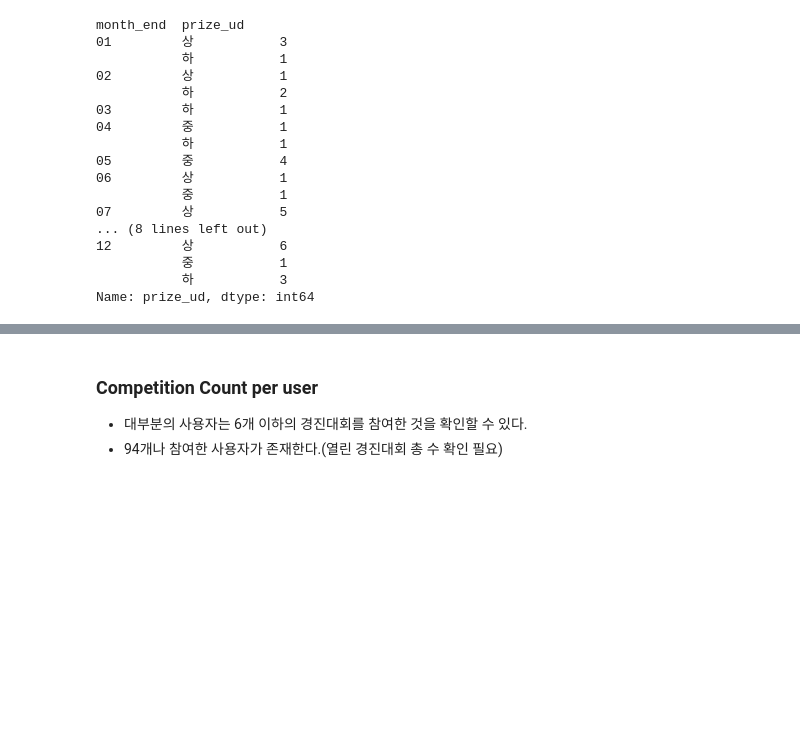
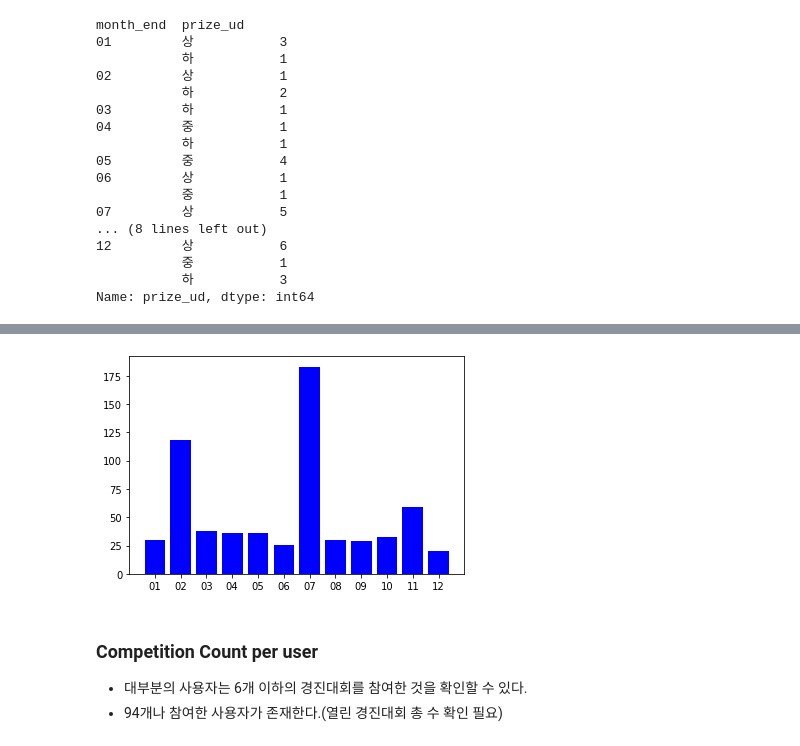
Before and after one commit to jungyu0413/dacon-cup, a Jupyter notebook: EDA_hompage.ipynb, the cells around one changed output, grey strips where cells are left out. Drawn from its saved outputs; the diff is of its cells as text; code cells hidden in the pictures; blank space fills up the shorter version.

```diff
--- a/EDA_hompage.ipynb
+++ b/EDA_hompage.ipynb
@@ -535,4 +535,4 @@ Name: prize_ud, dtype: int64
 competition_info_re['period_start'] = pd.to_datetime(competition_info_re['period_start'])
 competition_info_re['merge_deadline'] = pd.to_datetime(competition_info_re['merge_deadline'])
 # %%
-pd.Timedelta(competition_info_re['period_start'] - competition_info_re['merge_deadline']).day
+competition_info_re['sub'] = competition_info_re['period_start'] - competition_info_re['merge_deadline']
@@ -540,0 +559,2 @@ ValueError: Value must be Timedelta, string, integer, float, timedelta or conver
+# %%
+competition_info_re['sub'] = competition_info_re['sub'].dt.days.astype('int')*(-1)
@@ -540,0 +563,2 @@ ValueError: Value must be Timedelta, string, integer, float, timedelta or conver
+# %%
+f = competition_info_re.groupby('month_start')['sub'].mean().reset_index() ;f
@@ -541,3 +579,8 @@ ValueError: Value must be Timedelta, string, integer, float, timedelta or conver
+# %%
+plt.bar(f['month_start'], f['sub'], color='blue')
+plt.show()
+# %% [output]
+[figure, added]
 # %% [markdown]
 ### Competition Count per user
 - 대부분의 사용자는 6개 이하의 경진대회를 참여한 것을 확인할 수 있다.
```
Also changed, not shown: parts of 18 cells of this notebook.
